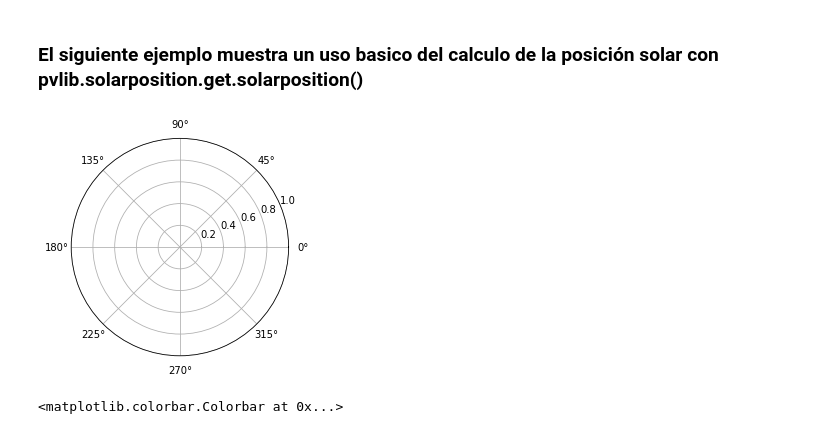
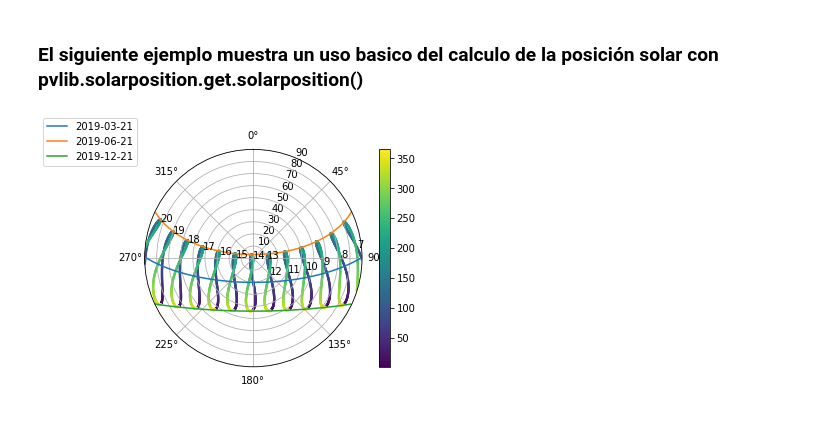
Before and after one commit to Vesino/pvlib_tesis, a Jupyter notebook: Solar Path Diagram.ipynb, the cells around one changed output. Drawn from its saved outputs; the diff is of its cells as text; code cells hidden in the pictures.

```diff
--- a/Solar Path Diagram.ipynb
+++ b/Solar Path Diagram.ipynb
@@ -21,10 +5,47 @@ solpos = solpos.loc[solpos['apparent_elevation'] > 0, :]
-# %%
-ax = plt.subplot(1,1,1, projection='polar')
-# %% [output]
-[figure, removed]
-# %%
-#Dibujar los analemas
-points = ax.scatter(np.radians(solpos.azimuth), solpos.apparent_zenith, s=2, label=None, c= solpos.index.dayofyear)
-ax.figure.colorbar(points)
-# %% [output]
-<matplotlib.colorbar.Colorbar at 0x...>
+# %%
+from pvlib import solarposition
+import pandas as pd
+import numpy as np
+import matplotlib.pyplot as plt
+
+tz = 'America/Mexico_City'
+lat, lon = 20.5, -103.2
+
+times = pd.date_range('2019-01-01 00:00:00', '2020-01-01', closed='left',
+                      freq='H', tz=tz)
+solpos = solarposition.get_solarposition(times, lat, lon)
+# remove nighttime
+solpos = solpos.loc[solpos['apparent_elevation'] > 0, :]
+
+ax = plt.subplot(1, 1, 1, projection='polar')
+# draw the analemma loops
+points = ax.scatter(np.radians(solpos.azimuth), solpos.apparent_zenith,
+                    s=2, label=None, c=solpos.index.dayofyear)
+ax.figure.colorbar(points)
+
+# draw hour labels
+for hour in np.unique(solpos.index.hour):
+    # choose label position by the smallest radius for each hour
+    subset = solpos.loc[solpos.index.hour == hour, :]
+    r = subset.apparent_zenith
+    pos = solpos.loc[r.idxmin(), :]
+    ax.text(np.radians(pos['azimuth']), pos['apparent_zenith'], str(hour))
+
+# draw individual days
+for date in pd.to_datetime(['2019-03-21', '2019-06-21', '2019-12-21']):
+    times = pd.date_range(date, date+pd.Timedelta('24h'), freq='5min', tz=tz)
+    solpos = solarposition.get_solarposition(times, lat, lon)
+    solpos = solpos.loc[solpos['apparent_elevation'] > 0, :]
+    label = date.strftime('%Y-%m-%d')
+    ax.plot(np.radians(solpos.azimuth), solpos.apparent_zenith, label=label)
+
+ax.figure.legend(loc='upper left')
+
+# change coordinates to be like a compass
+ax.set_theta_zero_location('N')
+ax.set_theta_direction(-1)
+ax.set_rmax(90)
+
+plt.show()
+# %% [output]
+[figure, added]
```
Also changed, not shown: parts of 5 cells of this notebook, 2 other files.
